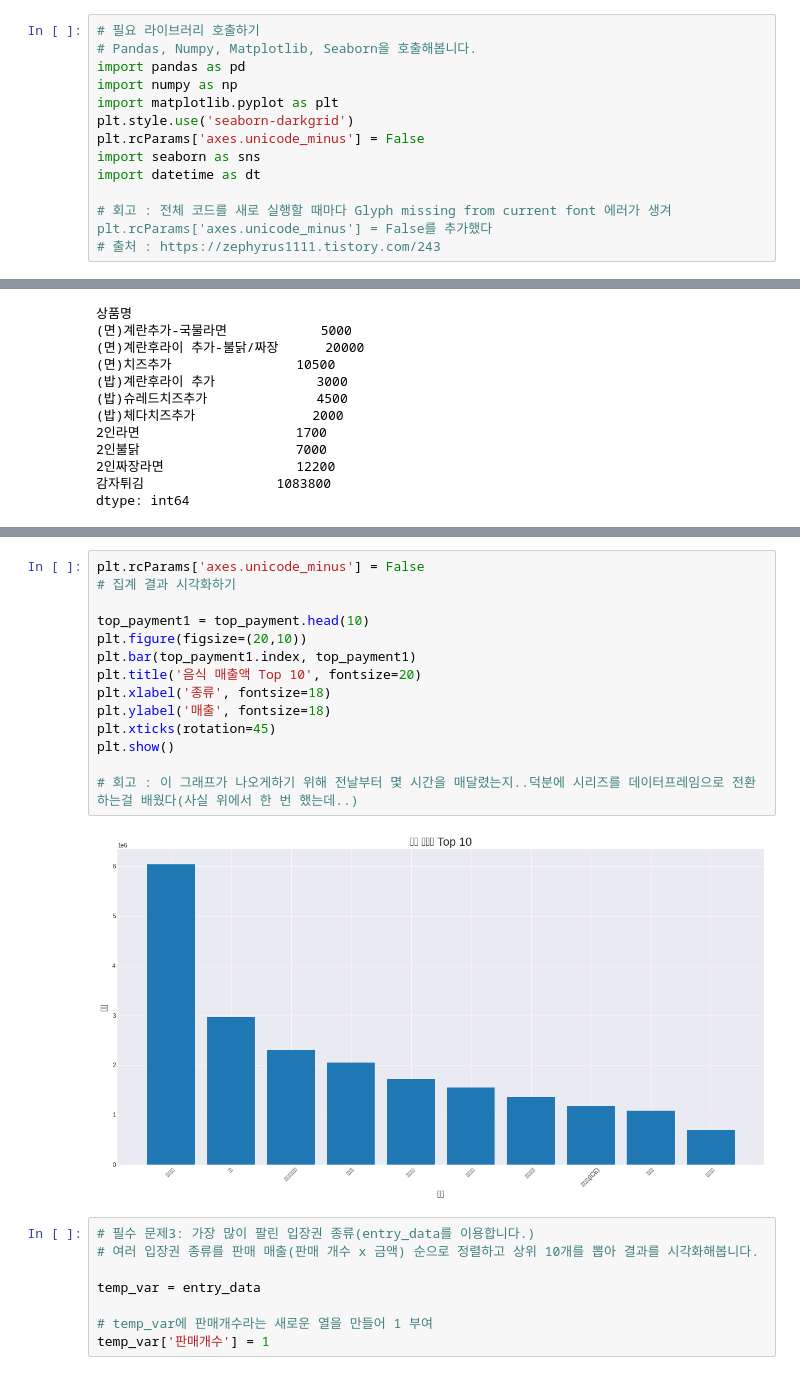
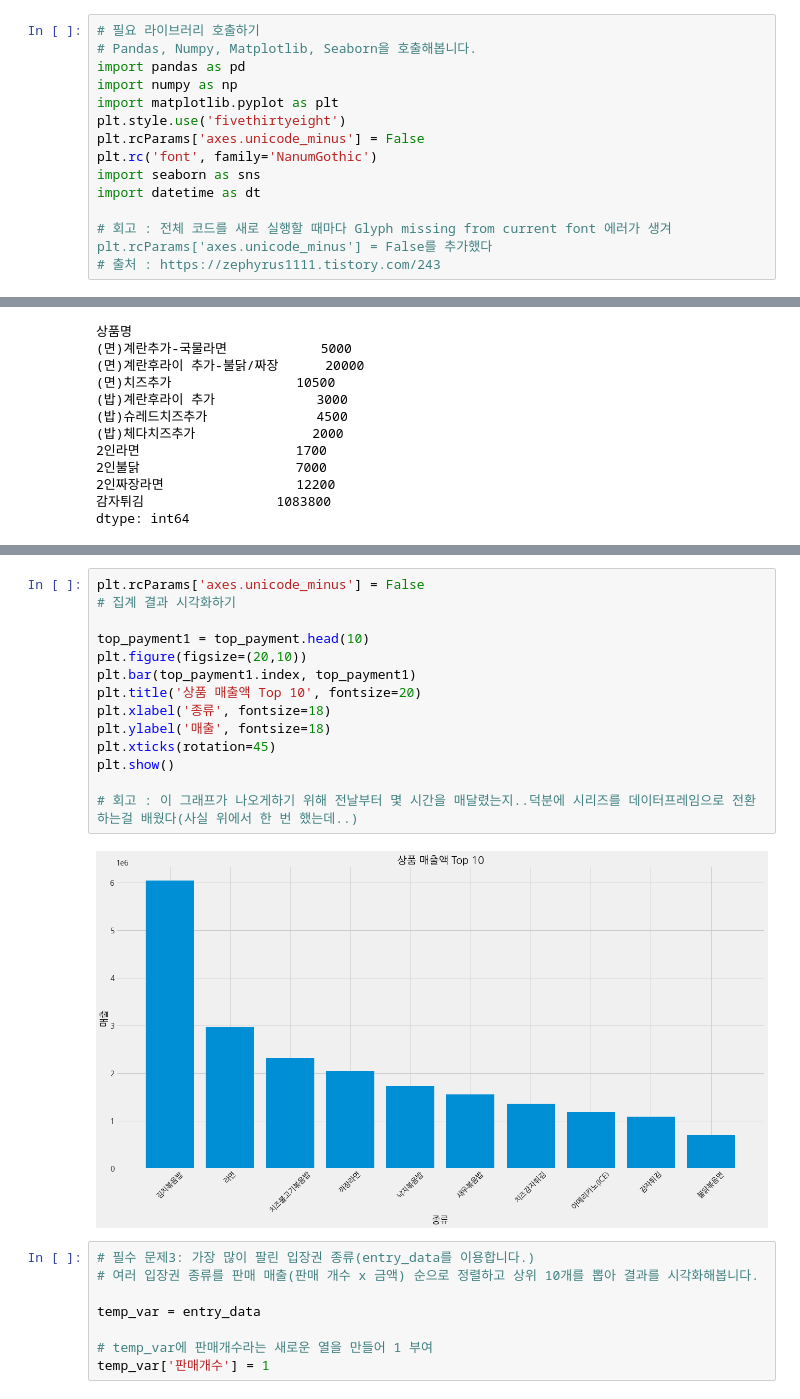
Before and after one commit to nanum9/AIFFEL_online2nd, a Jupyter notebook: [E-01]modu_cafe_data_analysis.ipynb, the cells around one changed output, grey strips where cells are left out. Saved outputs shown, nothing was run; the diff lists cells and outputs as text.

```diff
--- a/[E-01]modu_cafe_data_analysis.ipynb
+++ b/[E-01]modu_cafe_data_analysis.ipynb
@@ -40,8 +40,9 @@
 import pandas as pd
 import numpy as np
 import matplotlib.pyplot as plt
-plt.style.use('seaborn-darkgrid')
+plt.style.use('fivethirtyeight')
 plt.rcParams['axes.unicode_minus'] = False
+plt.rc('font', family='NanumGothic')
 import seaborn as sns
 import datetime as dt
 
@@ -354,19 +342,19 @@ Length: 100, dtype: int64
 # %%
 plt.rcParams['axes.unicode_minus'] = False
 # 집계 결과 시각화하기
 
 top_payment1 = top_payment.head(10)
 plt.figure(figsize=(20,10))
 plt.bar(top_payment1.index, top_payment1)
-plt.title('음식 매출액 Top 10', fontsize=20)
+plt.title('상품 매출액 Top 10', fontsize=20)
 plt.xlabel('종류', fontsize=18)
 plt.ylabel('매출', fontsize=18)
 plt.xticks(rotation=45)
 plt.show()
 
 # 회고 : 이 그래프가 나오게하기 위해 전날부터 몇 시간을 매달렸는지..덕분에 시리즈를 데이터프레임으로 전환 하는걸 배웠다(사실 위에서 한 번 했는데..)
 # %% [output]
-[figure, old version]
+[figure, new version]
 # %%
 # 필수 문제3: 가장 많이 팔린 입장권 종류(entry_data를 이용합니다.)
 # 여러 입장권 종류를 판매 매출(판매 개수 x 금액) 순으로 정렬하고 상위 10개를 뽑아 결과를 시각화해봅니다.
```
Also changed, not shown: parts of 20 cells of this notebook.
